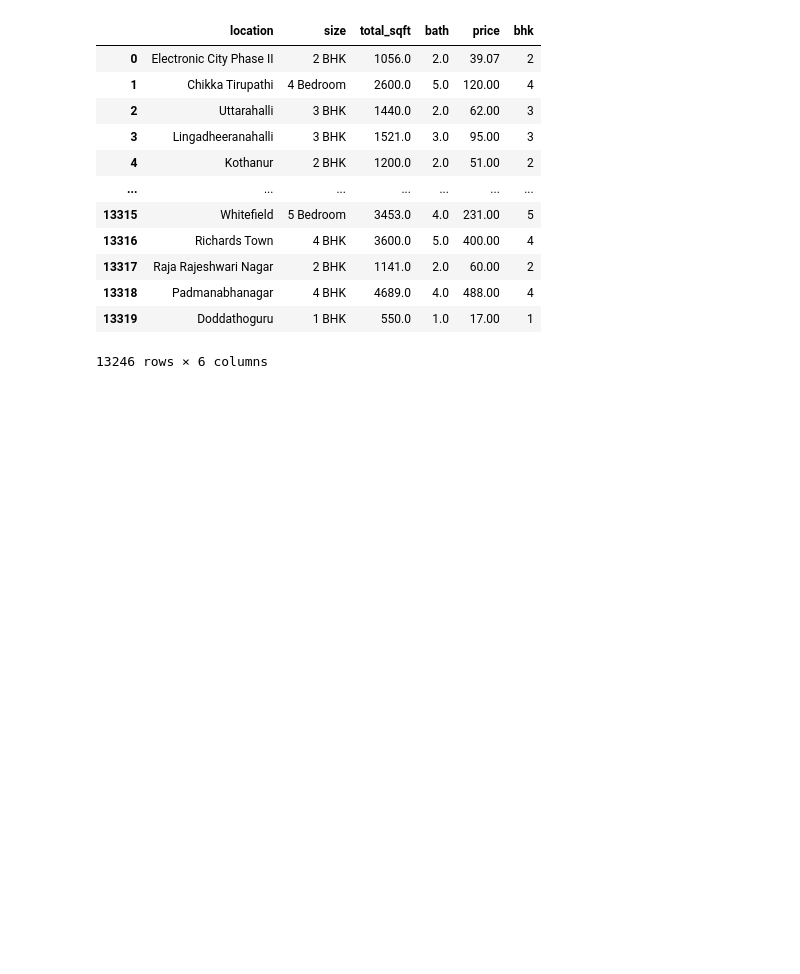
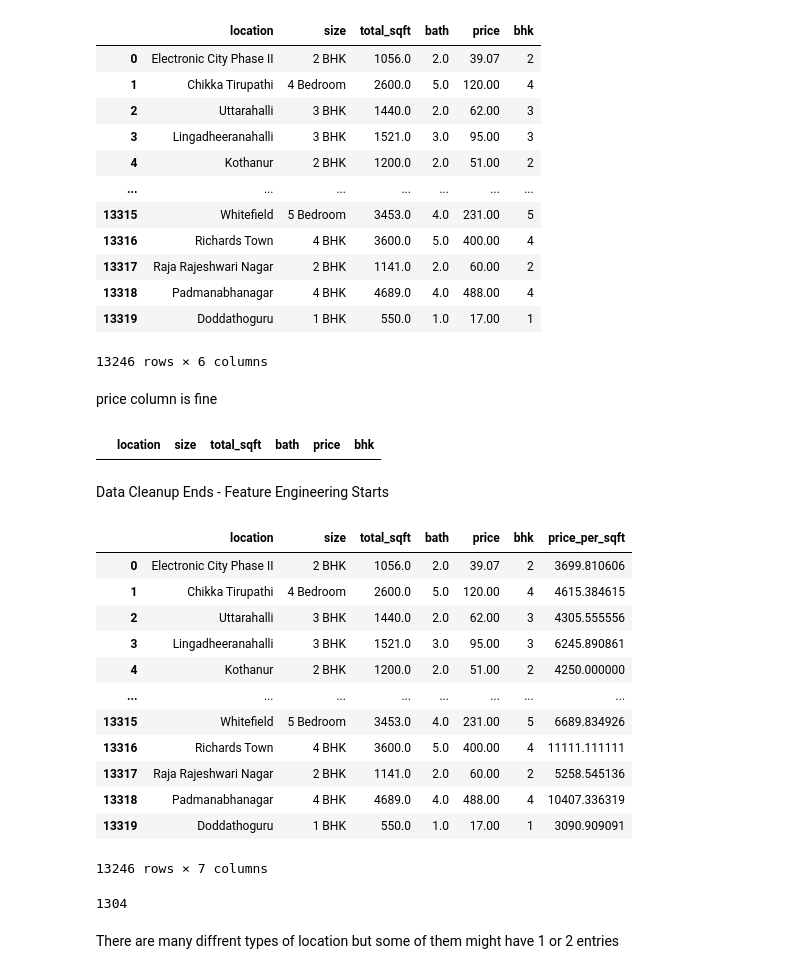
Before and after one commit to sachinbarupal/Real-Estate-Price-Predictor, a Jupyter notebook: index.ipynb, the cells around one changed output. Drawn from its saved outputs; the diff is of its cells as text; code cells hidden in the pictures; blank space fills up the shorter version.

Commit message:
feature engineering done

```diff
--- a/index.ipynb
+++ b/index.ipynb
@@ -237,3 +237,36 @@ df4
 | 13318 | Padmanabhanagar | 4 BHK | 4689.0 | 4.0 | 488.00 | 4 |
 | 13319 | Doddathoguru | 1 BHK | 550.0 | 1.0 | 17.00 | 1 |
 13246 rows × 6 columns
+# %% [markdown]
+price column is fine
+# %%
+df4[~df4['price'].apply(is_float)]
+# %% [output]
+|  | location | size | total_sqft | bath | price | bhk |
+# %% [markdown]
+Data Cleanup Ends - Feature Engineering Starts
+# %%
+df5 = df4.copy()
+df5['price_per_sqft'] = df5.price*100000/df5.total_sqft
+df5
+# %% [output]
+|  | location | size | total_sqft | bath | price | bhk | price_per_sqft |
+| 0 | Electronic City Phase II | 2 BHK | 1056.0 | 2.0 | 39.07 | 2 | 3699.810606 |
+| 1 | Chikka Tirupathi | 4 Bedroom | 2600.0 | 5.0 | 120.00 | 4 | 4615.384615 |
+| 2 | Uttarahalli | 3 BHK | 1440.0 | 2.0 | 62.00 | 3 | 4305.555556 |
+| 3 | Lingadheeranahalli | 3 BHK | 1521.0 | 3.0 | 95.00 | 3 | 6245.890861 |
+| 4 | Kothanur | 2 BHK | 1200.0 | 2.0 | 51.00 | 2 | 4250.000000 |
+| ... | ... | ... | ... | ... | ... | ... | ... |
+| 13315 | Whitefield | 5 Bedroom | 3453.0 | 4.0 | 231.00 | 5 | 6689.834926 |
+| 13316 | Richards Town | 4 BHK | 3600.0 | 5.0 | 400.00 | 4 | 11111.111111 |
+| 13317 | Raja Rajeshwari Nagar | 2 BHK | 1141.0 | 2.0 | 60.00 | 2 | 5258.545136 |
+| 13318 | Padmanabhanagar | 4 BHK | 4689.0 | 4.0 | 488.00 | 4 | 10407.336319 |
+| 13319 | Doddathoguru | 1 BHK | 550.0 | 1.0 | 17.00 | 1 | 3090.909091 |
+13246 rows × 7 columns
+# %%
+len(df5.location.unique())
+# df5.location.unique().shape
+# %% [output]
+1304
+# %% [markdown]
+There are many diffrent types of location but some of them might have 1 or 2 entries
```
Also changed, not shown: parts of 7 cells of this notebook.
